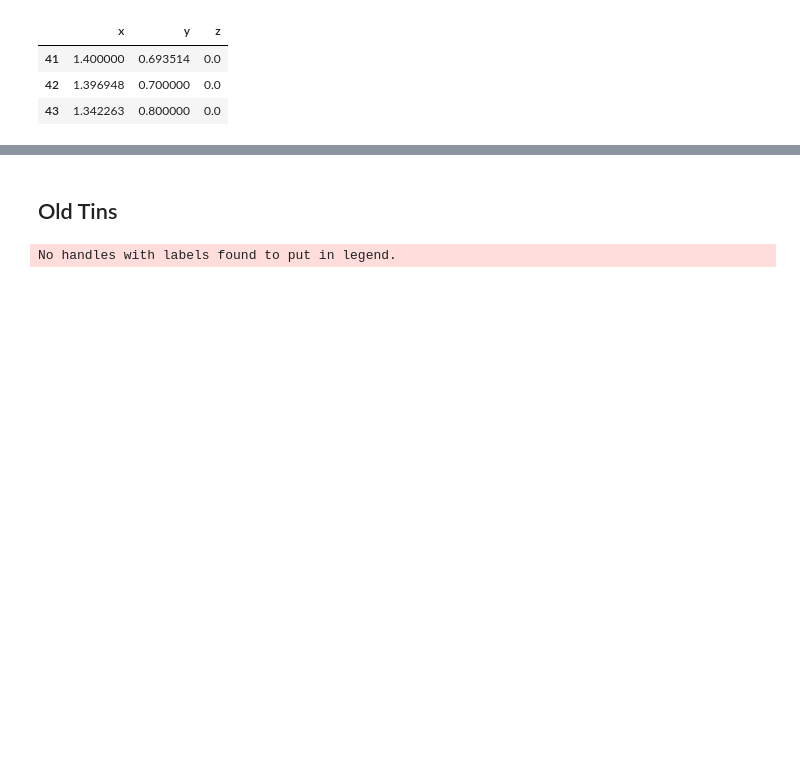
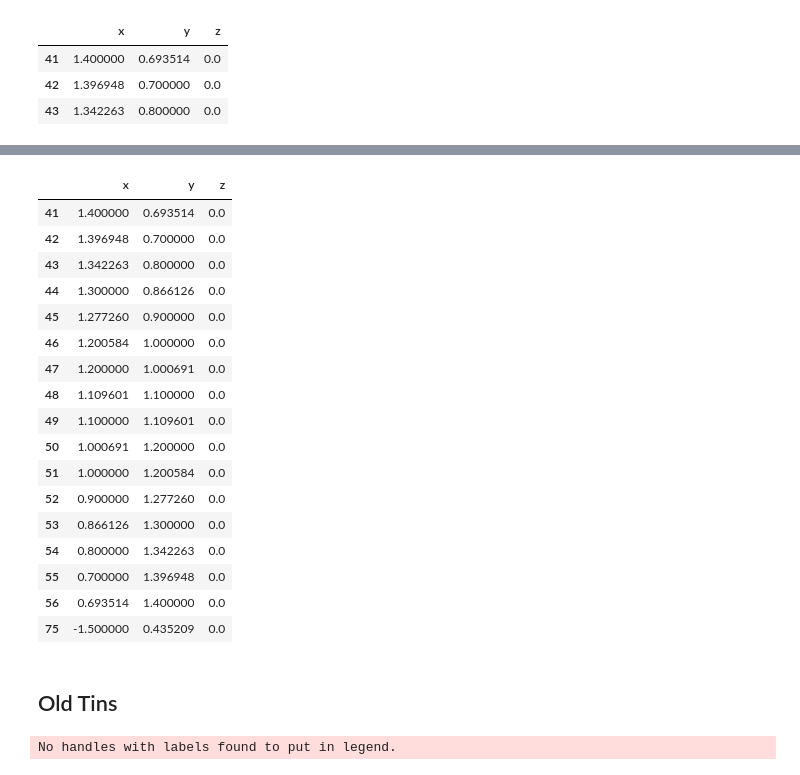
Before and after one commit to juliet29/es159_final, a Jupyter notebook: extractPaths_orig.ipynb, the cells around one changed output, grey strips where cells are left out. Saved outputs shown, nothing was run; the diff lists cells and outputs as text; code cells hidden in the pictures; blank space fills up the shorter version.

```diff
--- a/extractPaths_orig.ipynb
+++ b/extractPaths_orig.ipynb
@@ -224,3 +264,29 @@ plt.plot(oBBDF['x'], oBBDF['y'])
+# %%
+# filter all the points in oBB
+doneDF = pointFilter(zeroDF, oBB)
+remainDF = zeroDF.copy()
+remainDF = remainDF.drop(doneDF.index)
+# %%
+remainDF
+# %% [output]
+|  | x | y | z |
+| 41 | 1.400000 | 0.693514 | 0.0 |
+| 42 | 1.396948 | 0.700000 | 0.0 |
+| 43 | 1.342263 | 0.800000 | 0.0 |
+| 44 | 1.300000 | 0.866126 | 0.0 |
+| 45 | 1.277260 | 0.900000 | 0.0 |
+| 46 | 1.200584 | 1.000000 | 0.0 |
+| 47 | 1.200000 | 1.000691 | 0.0 |
+| 48 | 1.109601 | 1.100000 | 0.0 |
+| 49 | 1.100000 | 1.109601 | 0.0 |
+| 50 | 1.000691 | 1.200000 | 0.0 |
+| 51 | 1.000000 | 1.200584 | 0.0 |
+| 52 | 0.900000 | 1.277260 | 0.0 |
+| 53 | 0.866126 | 1.300000 | 0.0 |
+| 54 | 0.800000 | 1.342263 | 0.0 |
+| 55 | 0.700000 | 1.396948 | 0.0 |
+| 56 | 0.693514 | 1.400000 | 0.0 |
+| 75 | -1.500000 | 0.435209 | 0.0 |
 # %% [markdown]
 ## Old Tins
 # %%
```
Also changed, not shown: parts of 4 cells of this notebook.
